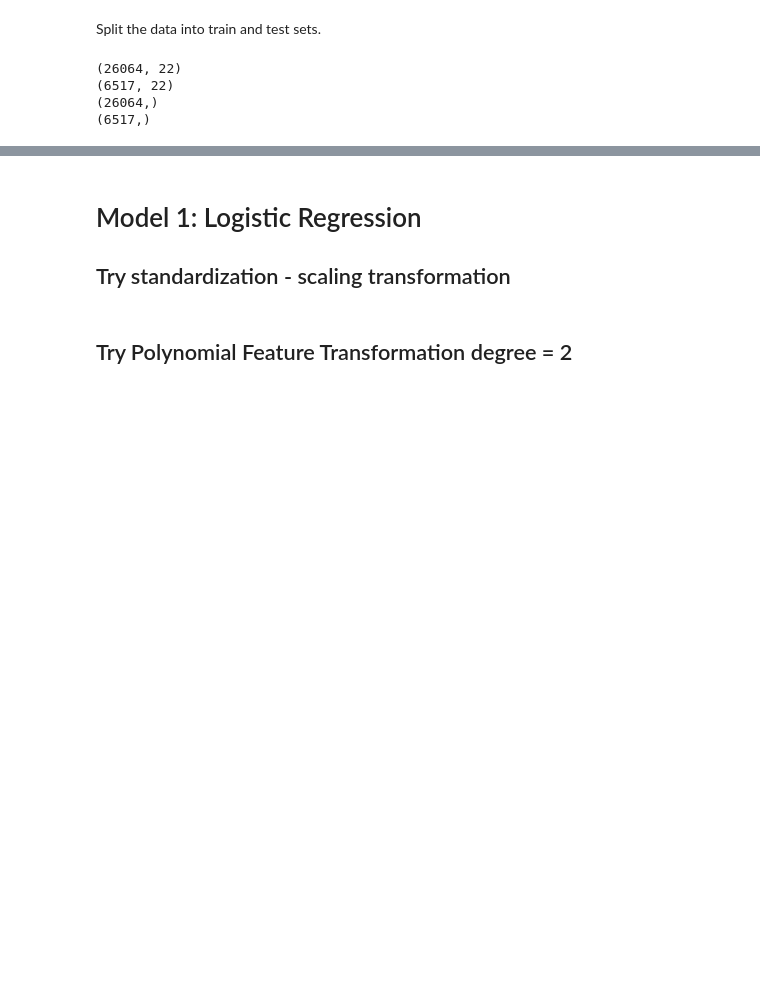
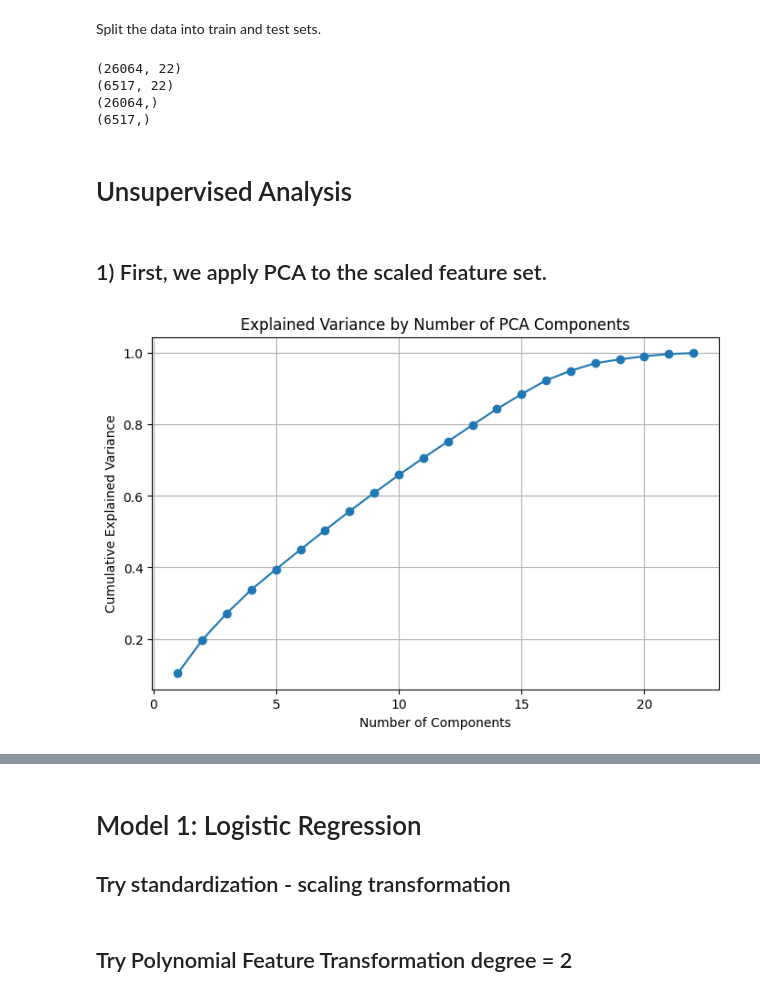
Before and after one commit to 1allenlu/Loan-Default-Prediction, a Jupyter notebook: main.ipynb, the cells around one changed output, grey strips where cells are left out. Saved outputs shown, nothing was run; the diff lists cells and outputs as text; code cells hidden in the pictures; blank space fills up the shorter version.

Commit message:
add unsupervised analysis

```diff
--- a/main.ipynb
+++ b/main.ipynb
@@ -121,3 +99,30 @@ print(y_test.shape)
 (6517, 22)
 (26064,)
 (6517,)
+# %% [markdown]
+# Unsupervised Analysis
+# %% [markdown]
+## 1) First, we apply PCA to the scaled feature set.
+# %%
+import matplotlib.pyplot as plt
+from sklearn.decomposition import PCA
+from sklearn.preprocessing import StandardScaler
+
+scaler = StandardScaler()
+
+X_train_scaled = scaler.fit_transform(X_train) # scale the training data
+
+# Fit PCA to scaled training data
+pca = PCA()
+pca.fit(X_train_scaled)
+
+# Plot cumulative explained variance
+plt.figure(figsize=(8,5))
+plt.plot(range(1, len(pca.explained_variance_ratio_)+1), pca.explained_variance_ratio_.cumsum(), marker='o')
+plt.xlabel('Number of Components')
+plt.ylabel('Cumulative Explained Variance')
+plt.title('Explained Variance by Number of PCA Components')
+plt.grid(True)
+plt.show()
+# %% [output]
+[figure, added]
```
Also changed, not shown: parts of 8 cells of this notebook.
